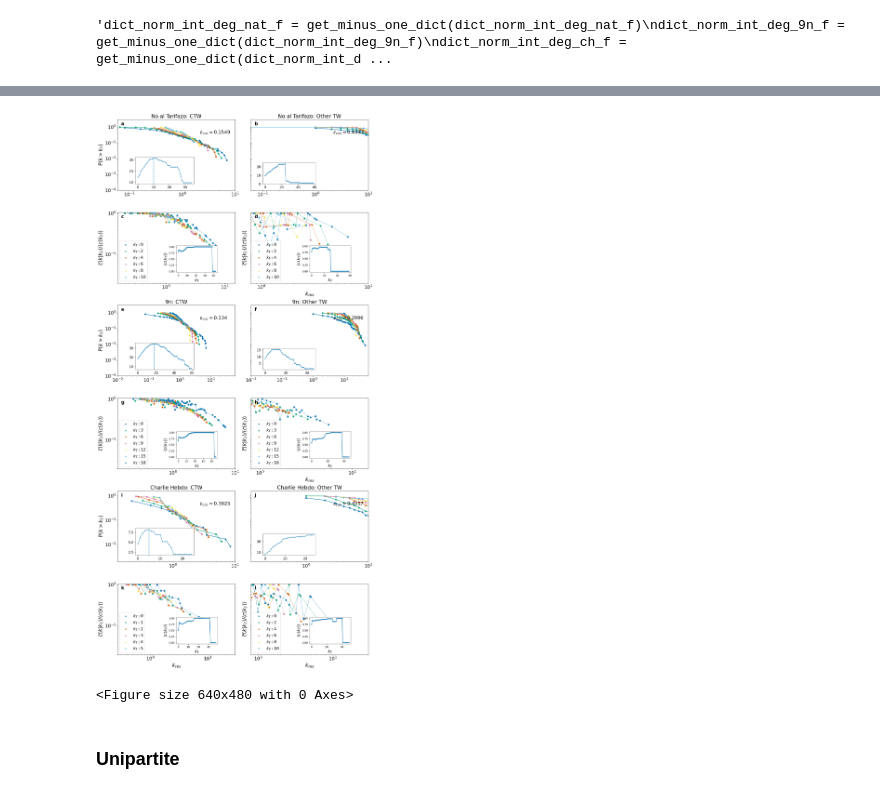
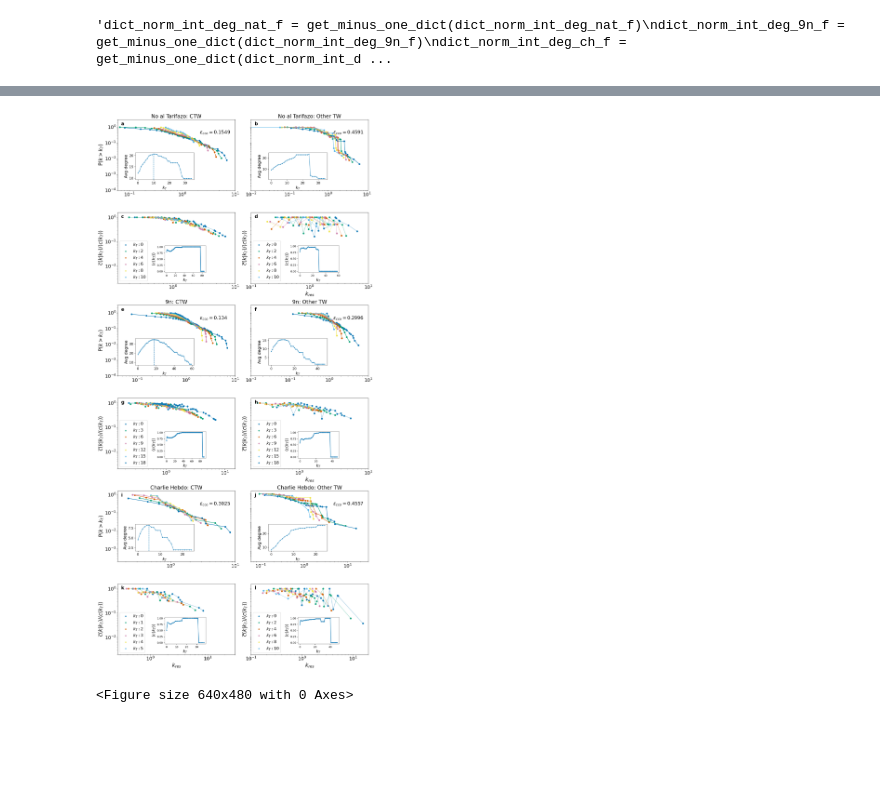
Before and after one commit to Manusua/self-similarity-in-social-movements, a Jupyter notebook: latex_self_similarity.ipynb, the cells around one changed output, grey strips where cells are left out. Drawn from its saved outputs; the diff is of its cells as text; code cells hidden in the pictures; blank space fills up the shorter version.

Commit message:
All plots new

```diff
--- a/latex_self_similarity.ipynb
+++ b/latex_self_similarity.ipynb
@@ -800,56 +801,57 @@ for ax in axs: ax.set_facecolor('white')
 fig.set_size_inches(15, 30)
 
 cfg = [
-    dict(k='nat', title='No al Tarifazo', x_f=(0.15, 15), x_o=(0.8, 10), xcl=100, lim_f='limit_kt_nat_f', lim_o='limit_kt_nat_o_f'),
-    dict(k='9n',  title='9n',            x_f=(0.13, 10), x_o=(0.8, 15), xcl=100, lim_f='limit_kt_9n_f',  lim_o='limit_kt_9n_o_f'),
-    dict(k='ch',  title='Charlie Hebdo', x_f=(0.27, 30), x_o=(0.8, 30), xcl=50,  lim_f=25,             lim_o=25),
+	dict(k='nat', title='No al Tarifazo', x_f=(0.15, 15), x_o=(0.8, 10), xcl=100, lim_f='limit_kt_nat_f', lim_o=35),
+	dict(k='9n',  title='9n',            x_f=(0.13, 10), x_o=(0.8, 15), xcl=100, lim_f='limit_kt_9n_f',  lim_o='limit_kt_9n_o_f'),
+	dict(k='ch',  title='Charlie Hebdo', x_f=(0.27, 30), x_o=(0.8, 30), xcl=50,  lim_f=25,             lim_o=25),
 ]
 G = globals()
 
 def _lim(x):
-    return G[x] if isinstance(x, str) else x
+	return G[x] if isinstance(x, str) else x
 
-xlims = [(0.06,10),(0.01,60),(0.13, 10),(0.1,10),(0.0001, 3),(0.9,60),(0.15, 15),(0.1,10),(0.1,10),(0.9, 60),(0.27, 30),(0.1,11)]
-ylims = [(0.0001, 3),(0.0001, 3),(0.002, 1.6),(0.002, 1.6),(0.0001, 3),(0.0001, 3),(0.002, 1.6),(0.002, 1.6),(0.002, 1.6),(0.002, 1.6),(0.002, 1.6),(0.002, 1.6)]
+# xlims[k], ylims[k] configuran axs[k]: 0=arriba izq, 1=arriba der, 2=1ª fila izq, 3=1ª fila der, 4..11
+xlims = [(0.06,10),(0.01,11),(0.13, 10),(0.1,10),(0.04, 10),(0.01,10),(0.15, 15),(0.2,10),(0.15,10),(0.06, 30),(0.27, 30),(0.1,20)]
+ylims = [(0.0001, 3),(0.0001, 3),(0.002, 1.6),(0.002, 1.6),(0.0001, 3),(0.0001, 3),(0.002, 1.6),(0.002, 1.6),(0.0002, 1.6),(0.00002, 1.6),(0.002, 1.6),(0.002, 1.6)]
+
 for i, c in enumerate(cfg):
-    base = 4 * i
-    for col, suf, xlim, inset, axv in [
-        (0, '_f',   c['x_f'], [0.15, 0.09, 0.5, 0.38], G[f"critical_kt_{c['k']}_f"]),
-        (1, '_o_f', c['x_o'], [0.1,  0.09, 0.45, 0.3], None),
-    ]:
-        ax_pdf, ax_cl = axs[base + col], axs[base + 2 + col]
-        arr_ccdf = G[f"arr_ccdf_points_{c['k']}{suf}"]
-        arr_kt   = G[f"arr_kt_plot_{c['k']}{suf}"]
-        d_deg    = G[f"dict_avg_deg_{c['k']}{suf}"]
-        d_int    = G[f"dict_norm_int_deg_{c['k']}{suf}"]
-        d_cl     = G[f"dict_thres_avg_clust_{c['k']}{suf}"]
-        lim_kt   = _lim(c['lim_f'] if col == 0 else c['lim_o'])
+	base = 4 * i
+	for col, suf, inset, axv in [
+		(0, '_f',   [0.15, 0.15, 0.5, 0.38], G[f"critical_kt_{c['k']}_f"]),
+		(1, '_o_f', [0.15, 0.15, 0.5, 0.38], None),
+	]:
+		index = base + col
+		ax_pdf, ax_cl = axs[index], axs[index + 2]
+		arr_ccdf = G[f"arr_ccdf_points_{c['k']}{suf}"]
+		arr_kt   = G[f"arr_kt_plot_{c['k']}{suf}"]
+		d_deg    = G[f"dict_avg_deg_{c['k']}{suf}"]
+		d_int    = G[f"dict_norm_int_deg_{c['k']}{suf}"]
+		d_cl     = G[f"dict_thres_avg_clust_{c['k']}{suf}"]
+		lim_kt   = _lim(c['lim_f'] if col == 0 else c['lim_o'])
 
+		plot_ccdf(ax_pdf, arr_ccdf, arr_kt, ylim=ylims[index], xlim=xlims[index])
+		ax_in = ax_pdf.inset_axes(inset)
+		plot_avg_deg(ax_in, d_deg, lim_kt, axvline=axv, xlabel="$k_T$", ylabel="Avg degree")
+		ax_in.tick_params(axis='both', which='major', labelsize=13)
 
-
-        plot_ccdf(ax_pdf, arr_ccdf, arr_kt,ylim=ylims[i], xlim=xlims[i])
-        ax_in = ax_pdf.inset_axes(inset)
-        plot_avg_deg(ax_in, d_deg, lim_kt, axvline=axv)
-        ax_in.tick_params(axis='both', which='major', labelsize=13)
-
-        plot_clust_ss_densprob_expbin(ax_cl, arr_kt, d_int, aa=1.02, nobinning=0, xlim=xlim, ylim=(0.02, 1.05),
-                                     alpha=0.7, marker='o', linewidth=0.8, s=6,
-                                     ylabel='$\\overline{c}(k|k_T)/\\langle c(k_T)\\rangle$', xlabel='$k_{res}$')
-        ax_in2 = ax_cl.inset_axes([0.5, 0.15, 0.35, 0.38])
-        plot_avg_clust(ax_in2, d_cl, ylabel='$\\langle c(k_T)\\rangle$', xlabel='$k_T$', xlim=c['xcl'])
+		plot_clust_ss_densprob_expbin(ax_cl, arr_kt, d_int, aa=1.02, nobinning=0, xlim=xlims[index+2], ylim=ylims[index+2],
+									 alpha=0.7, marker='o', linewidth=0.8, s=6,
+									 ylabel='$\\overline{c}(k|k_T)/\\langle c(k_T)\\rangle$', xlabel='$k_{res}$')
+		ax_in2 = ax_cl.inset_axes([0.4, 0.15, 0.35, 0.38])
+		plot_avg_clust(ax_in2, d_cl, ylabel='$\\langle c(k_T)\\rangle$', xlabel='$k_T$', xlim=c['xcl'])
 
 
 
 
 for i, ax in enumerate(axs):
-    ax.text(0.03, 0.97, 'abcdefghijkl'[i], transform=ax.transAxes, fontsize=18, fontweight='bold', va='top', ha='left')
+	ax.text(0.03, 0.97, 'abcdefghijkl'[i], transform=ax.transAxes, fontsize=18, fontweight='bold', va='top', ha='left')
 
 for j in [2, 3, 6, 7, 10, 11]: axs[j].legend(fontsize=16, loc='lower left')
 for ax in axs: ax.tick_params(axis='both', which='major', labelsize=18)
 for j in [0, 4, 8]: axs[j].set_ylabel('P($k>k_T$)', fontsize=20)
 
 for ax_i, eps in [(0, eps_nat), (1, eps_nat_o), (4, eps_9n), (5, eps_9n_o), (8, eps_ch), (9, eps_ch_o)]:
-    axs[ax_i].text(0.70, 0.85, '$\\epsilon_{cco}=$' + str(round(eps, 4)), transform=axs[ax_i].transAxes, fontsize=18, va='top', ha='left')
+	axs[ax_i].text(0.70, 0.85, '$\\epsilon_{cco}=$' + str(round(eps, 4)), transform=axs[ax_i].transAxes, fontsize=18, va='top', ha='left')
 
 for j in [1, 5, 9]: axs[j].set_ylabel('')
 for j in [2, 6]: axs[j].set_xlabel('')
@@ -897,34 +899,32 @@ axs[9].set_ylabel("")
 
 
 axs[2].set_xlabel("")
 axs[6].set_xlabel("")
 
 axs[2].set_ylabel("$\\overline{c}(k|k_T)/\\langle c(k_T)\\rangle$", fontsize=20)
 axs[6].set_ylabel("$\\overline{c}(k|k_T)/\\langle c(k_T)\\rangle$", fontsize=20)
 axs[10].set_ylabel("$\\overline{c}(k|k_T)/\\langle c(k_T)\\rangle$", fontsize=20)
 
 axs[10].set_xlabel("$k_{res}$", fontsize=20)
 axs[11].set_xlabel("$k_{res}$", fontsize=20)
 
 axs[0].set_title("No al Tarifazo: CTW", fontsize=20)
 axs[1].set_title("No al Tarifazo: Other TW", fontsize=20)
 axs[4].set_title("9n: CTW", fontsize=20)
 axs[5].set_title("9n: Other TW", fontsize=20)
 axs[8].set_title("Charlie Hebdo: CTW", fontsize=20)
 axs[9].set_title("Charlie Hebdo: Other TW", fontsize=20)
 
 axs[1].set_yticklabels([])
 axs[3].set_yticklabels([])
 axs[5].set_yticklabels([])
 axs[7].set_yticklabels([])
 axs[9].set_yticklabels([])
 axs[11].set_yticklabels([])
 
 plt.tight_layout()
 #plt.savefig(plots_folder + "all_self_sim_exponential_o_filtered.png",dpi=300)
 plt.show()
 # %% [output]
-[figure, old version]
+[figure, new version]
 <Figure size 640x480 with 0 Axes>
-# %% [markdown]
-### Unipartite
```
Also changed, not shown: parts of 5 cells of this notebook, 19 other files.
